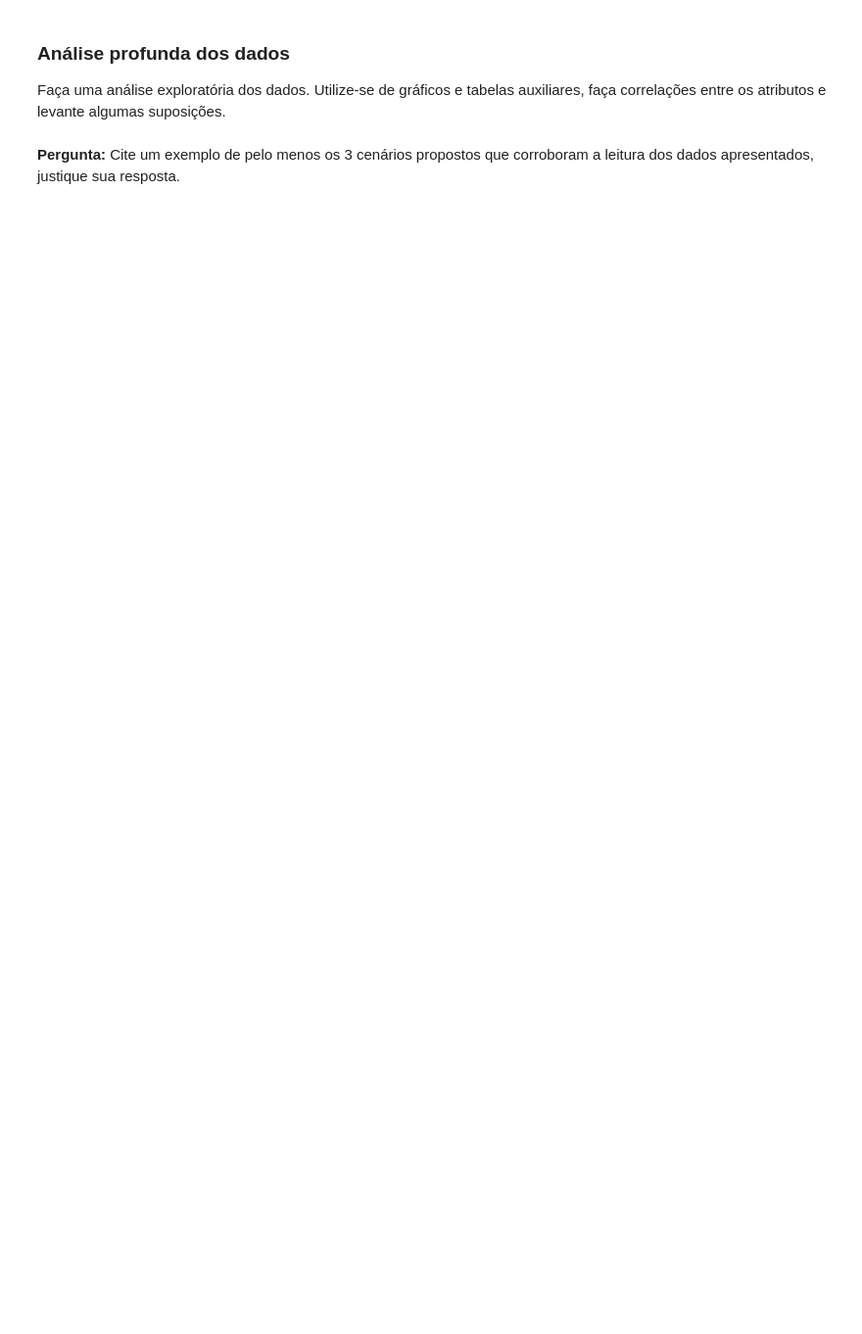
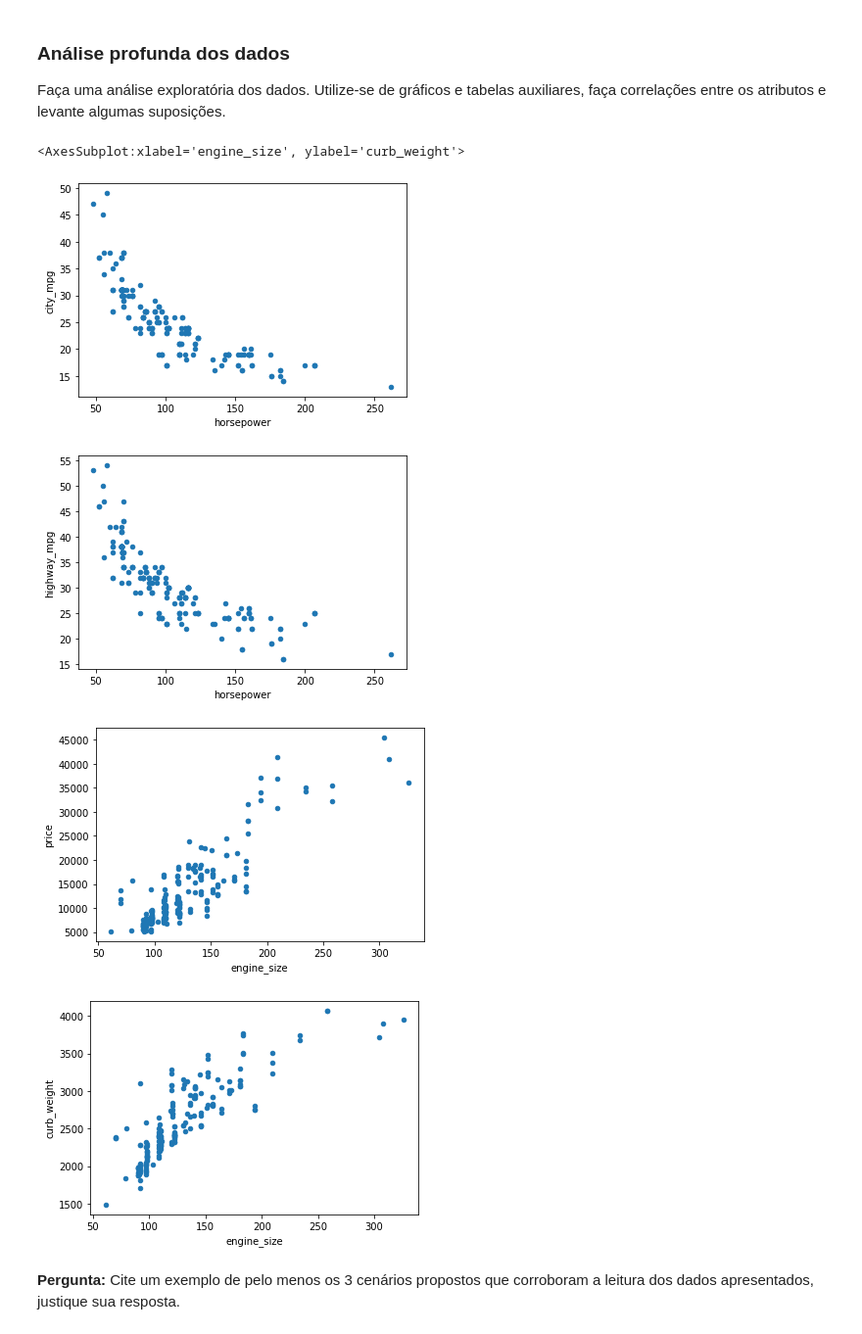
Before and after one commit to felipetoscano/car_value_prediction-machine_learning-python, a Jupyter notebook: base-proj.ipynb, the cells around one changed output. Shown at 98% size. Cells and saved outputs as stored; diff of their text form; code cells hidden in the pictures; blank space fills up the shorter version.

```diff
--- a/base-proj.ipynb
+++ b/base-proj.ipynb
@@ -57,0 +56,3 @@ import numpy as np
+# %%
+dataframe = pd.read_csv('automobile.csv')
+dataframe.head(15)
@@ -74,2 +118,18 @@ Faça uma análise exploratória dos dados. Utilize-se de gráficos e tabelas au
+# %%
+#Quanto maior a potência em cavalos, maior seu gasto de combustível, tanto na cidade quanto na estrada
+dataframe.plot.scatter('horsepower', 'city_mpg')
+dataframe.plot.scatter('horsepower', 'highway_mpg')
+
+#Quanto maior a potência do motor, maior o preço do veículo
+dataframe.plot.scatter('engine_size', 'price')
+
+#Quanto maior o motor, maior a potência em cavalos
+dataframe.plot.scatter('engine_size', 'curb_weight')
+# %% [output]
+<AxesSubplot:xlabel='engine_size', ylabel='curb_weight'>
+[figure, added]
+[figure, added]
+[figure, added]
+[figure, added]
 # %% [markdown]
 **Pergunta:** Cite um exemplo de pelo menos os 3 cenários propostos que corroboram a leitura dos dados apresentados, justique sua resposta.
```
Also changed, not shown: parts of 60 cells of this notebook.
